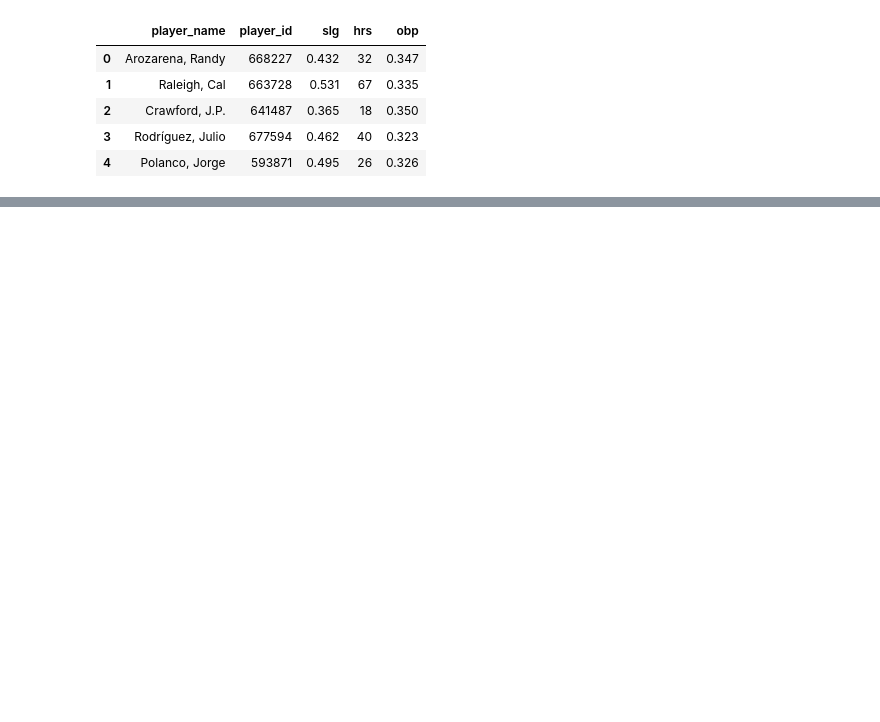
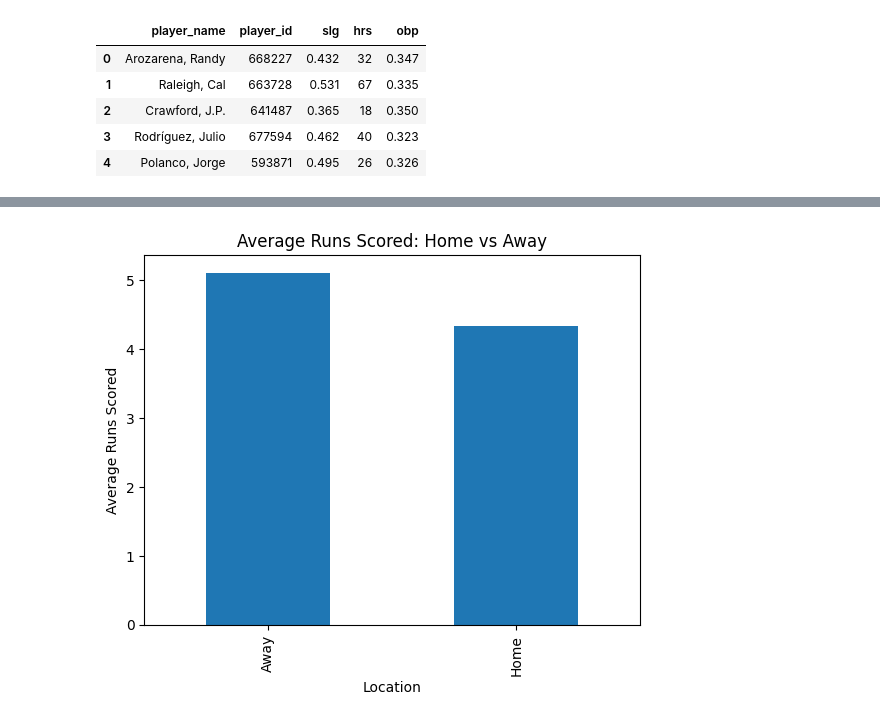
Before and after one commit to engdengs/Mariners, a Jupyter notebook: main.ipynb, the cells around one changed output, grey strips where cells are left out. Saved outputs shown, nothing was run; the diff lists cells and outputs as text; code cells hidden in the pictures; blank space fills up the shorter version.

```diff
--- a/main.ipynb
+++ b/main.ipynb
@@ -27,0 +185,9 @@ savant_df.head()
+# %%
+mariners_games.groupby("home_away")["R"].mean().plot(kind="bar")
+
+plt.title("Average Runs Scored: Home vs Away")
+plt.xlabel("Location")
+plt.ylabel("Average Runs Scored")
+plt.show()
+# %% [output]
+[figure, added]
```
Also changed, not shown: parts of 12 cells of this notebook, 2 other files.
